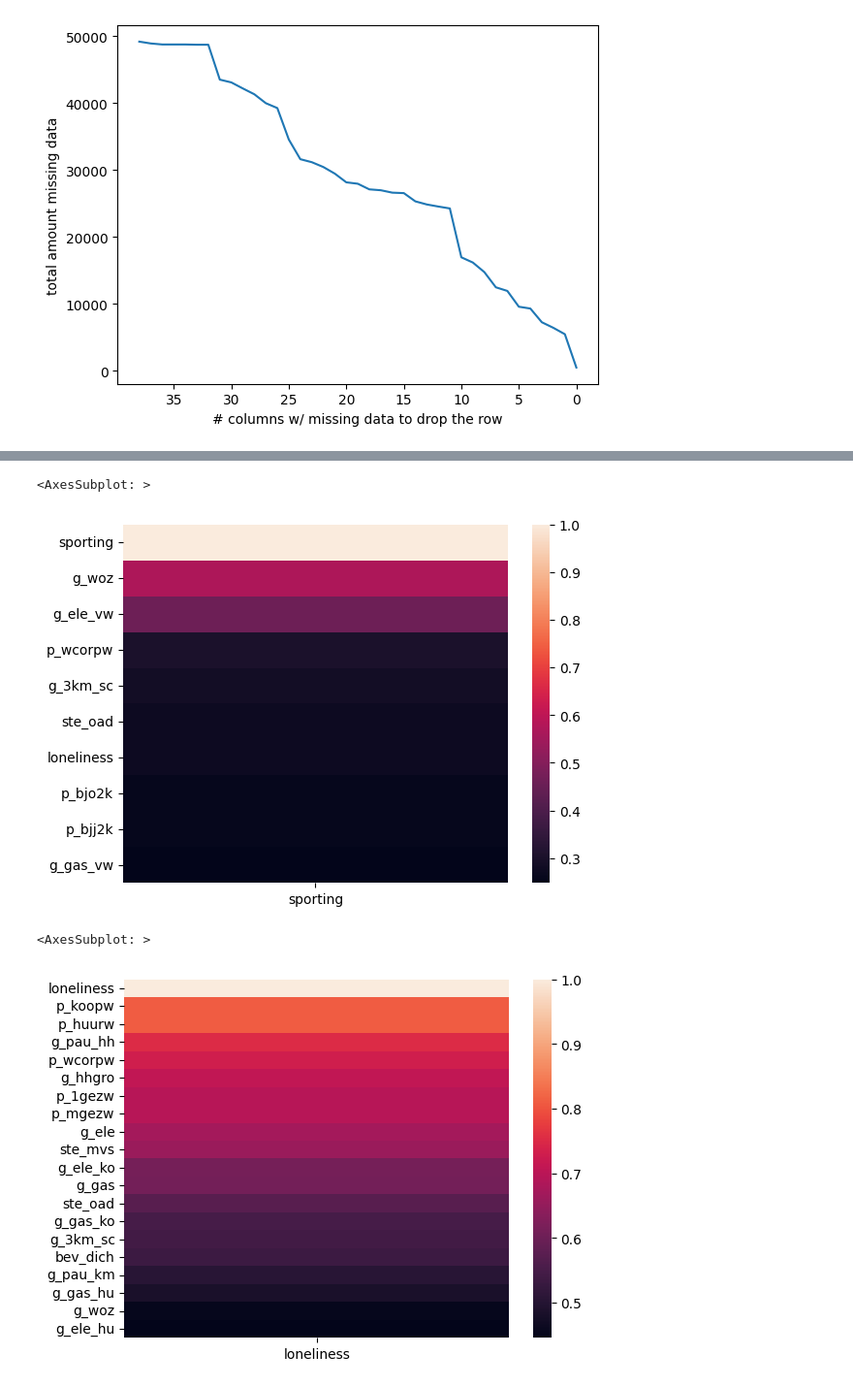
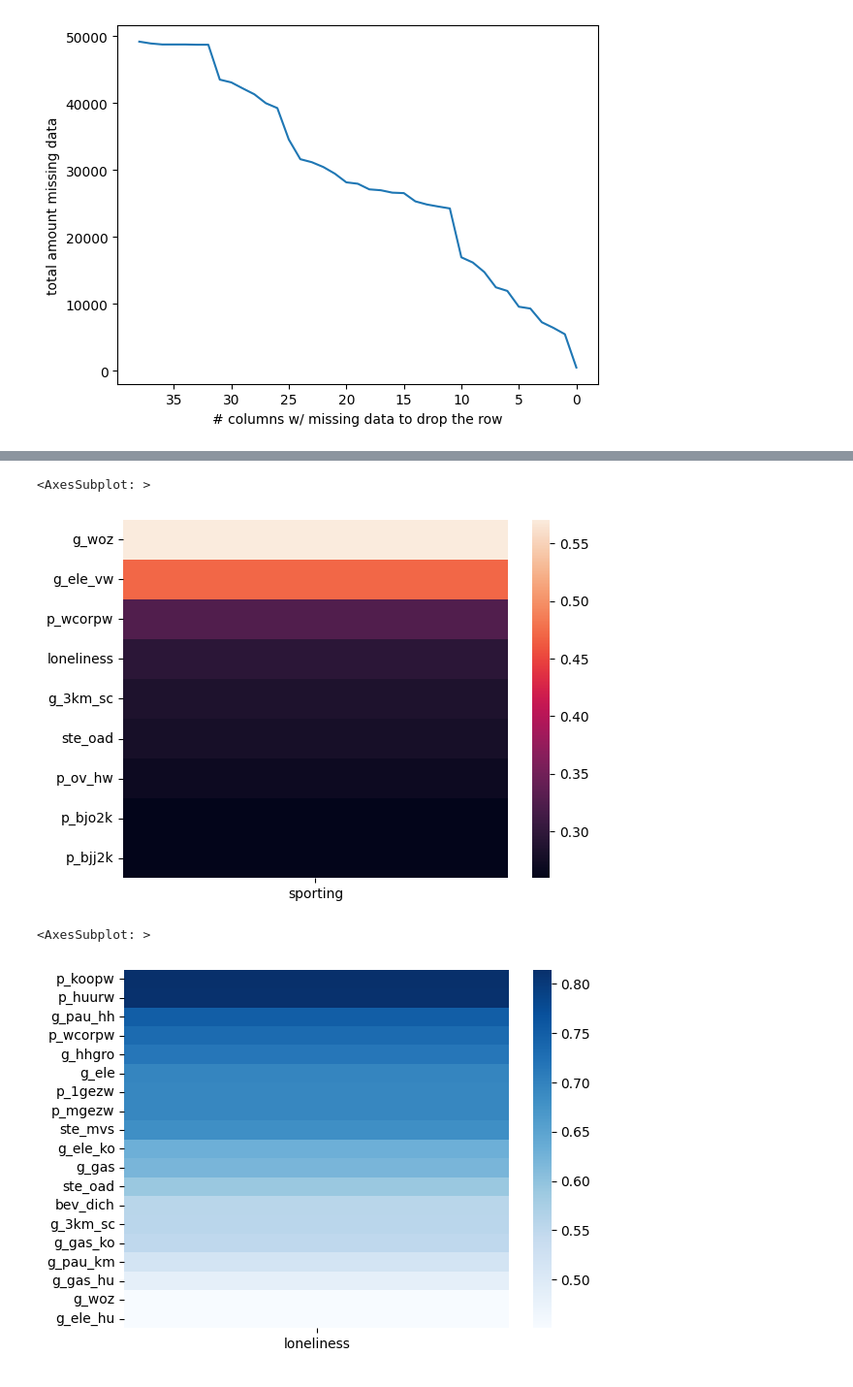
Before and after one commit to ashleyrennnnnn/Assignments-Machine-Learning, a Jupyter notebook: final-project/pre-processing.ipynb, the cells around one changed output, grey strips where cells are left out. Shown at 97% size. Cells and saved outputs as stored; diff of their text form; code cells hidden in the pictures.

Commit message:
Imputing Data

```diff
--- a/final-project/pre-processing.ipynb
+++ b/final-project/pre-processing.ipynb
@@ -228,0 +231,5 @@ plt.savefig("missing_row_plot.png")
+# %%
+# We need to fix the missing data that is left, let us see how much data that are missing after removing with 10
+
+combined = combined.dropna(thresh=combined.shape[1] - 10)
+combined.isna().sum().replace(0, np.nan).dropna() / len(combined) * 100
@@ -256,16 +350,16 @@ memory usage: 10.0+ MB
 # %%
-# Ignore
+#  Correlation
 
 import seaborn as sb
 
 corr = abs(combined.corr())
 
-sb.heatmap(corr[["sporting"]].sort_values(by="sporting", ascending=False)[:10])
+sb.heatmap(corr[["sporting"]].sort_values(by="sporting", ascending=False)[1:10])
 # %% [output]
 <AxesSubplot: >
-[figure, old version]
+[figure, new version]
 # %%
-sb.heatmap(corr[["loneliness"]].sort_values(by="loneliness", ascending=False)[:20])
+sb.heatmap(corr[["loneliness"]].sort_values(by="loneliness", ascending=False)[1:20],cmap="Blues")
 # %% [output]
 <AxesSubplot: >
-[figure, old version]
+[figure, new version]
```
Also changed, not shown: parts of 14 cells of this notebook, 1 other file.
